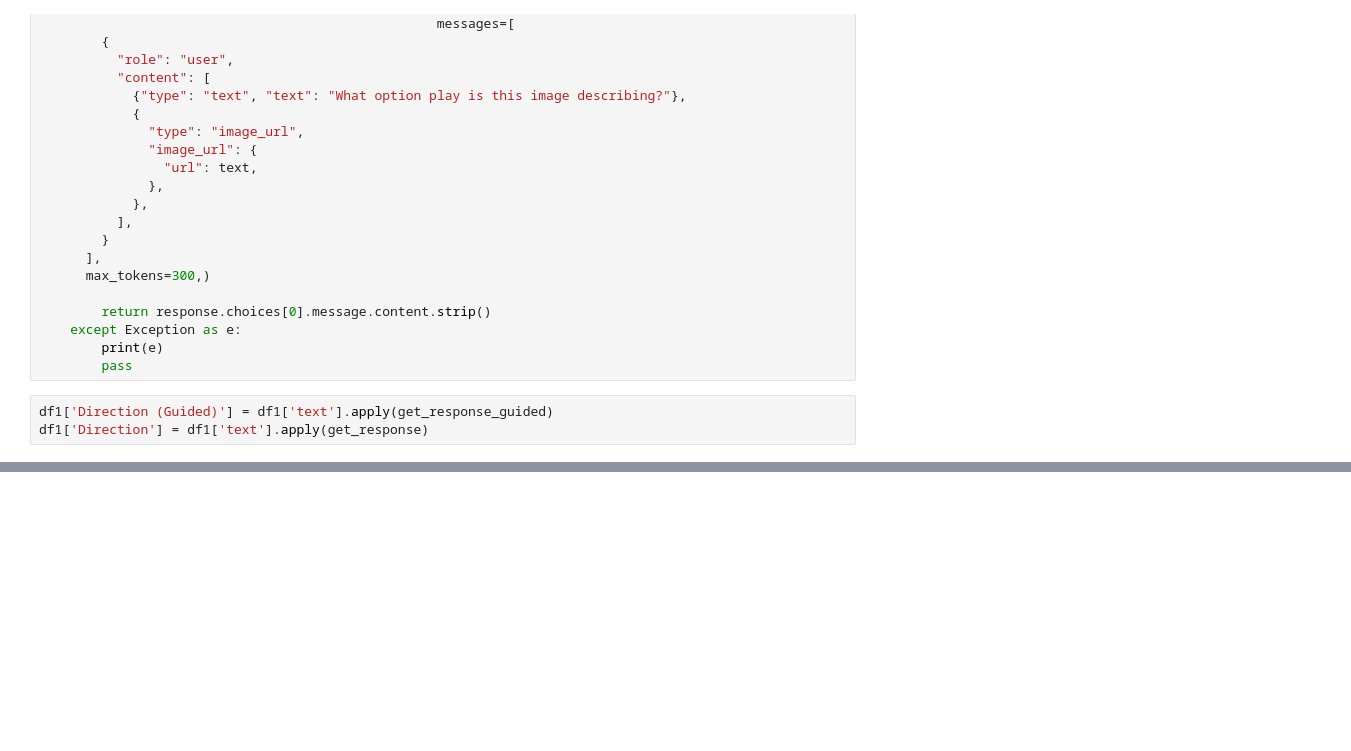
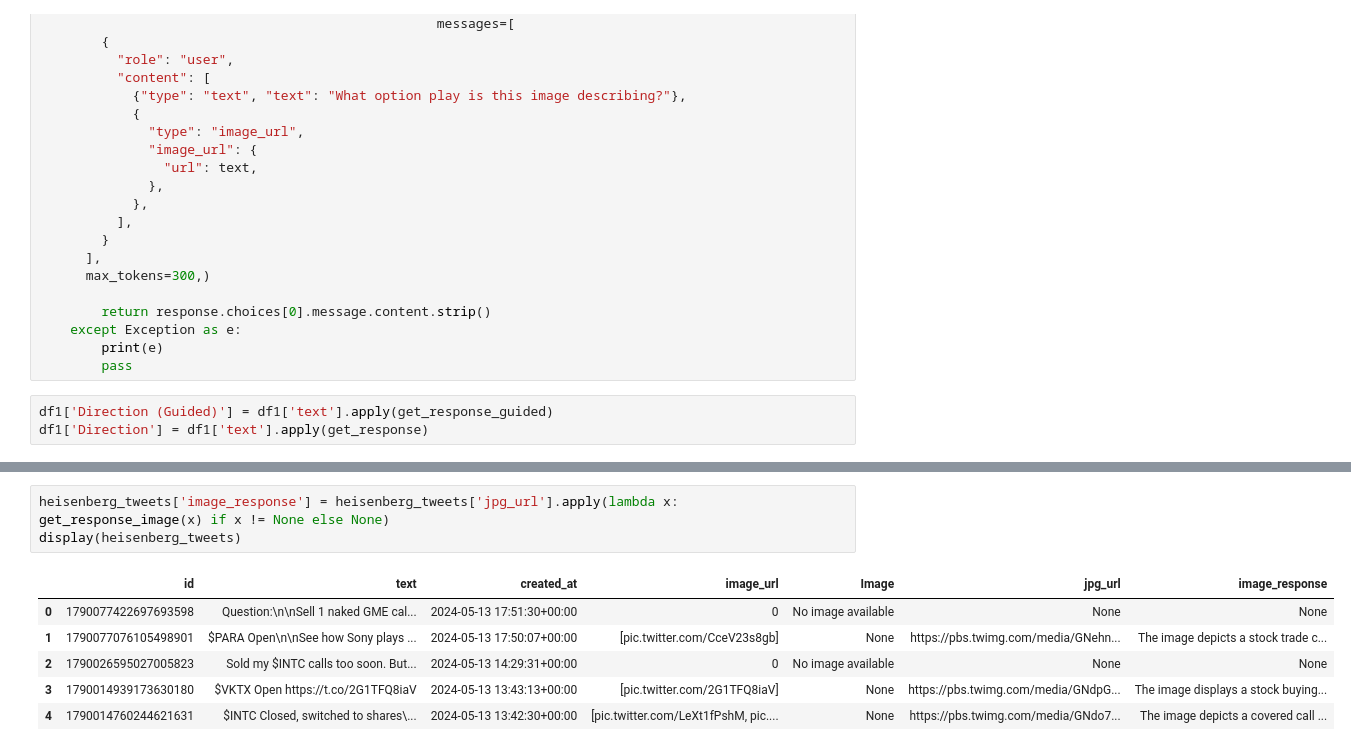
Before and after one commit to amoogat/Project_X, a Jupyter notebook: projectx.ipynb, the cells around one changed output, grey strips where cells are left out. Cells and saved outputs as stored; diff of their text form; blank space fills up the shorter version.

```diff
--- a/projectx.ipynb
+++ b/projectx.ipynb
@@ -311,0 +384,10 @@ df1[selected]
+# %%
+heisenberg_tweets['image_response'] = heisenberg_tweets['jpg_url'].apply(lambda x: get_response_image(x) if x != None else None)
+display(heisenberg_tweets)
+# %% [output]
+|  | id | text | created_at | image_url | Image | jpg_url | image_response |
+| 0 | 1790077422697693598 | Question:\n\nSell 1 naked GME cal... | 2024-05-13 17:51:30+00:00 | 0 | No image available | None | None |
+| 1 | 1790077076105498901 | $PARA Open\n\nSee how Sony plays ... | 2024-05-13 17:50:07+00:00 | [pic.twitter.com/CceV23s8gb] | None | https://pbs.twimg.com/media/GNehn... | The image depicts a stock trade c... |
+| 2 | 1790026595027005823 | Sold my $INTC calls too soon. But... | 2024-05-13 14:29:31+00:00 | 0 | No image available | None | None |
+| 3 | 1790014939173630180 | $VKTX Open https://t.co/2G1TFQ8iaV | 2024-05-13 13:43:13+00:00 | [pic.twitter.com/2G1TFQ8iaV] | None | https://pbs.twimg.com/media/GNdpG... | The image displays a stock buying... |
+| 4 | 1790014760244621631 | $INTC Closed, switched to shares\... | 2024-05-13 13:42:30+00:00 | [pic.twitter.com/LeXt1fPshM, pic.... | None | https://pbs.twimg.com/media/GNdo7... | The image depicts a covered call ... |
```
Also changed, not shown: parts of 9 cells of this notebook.
